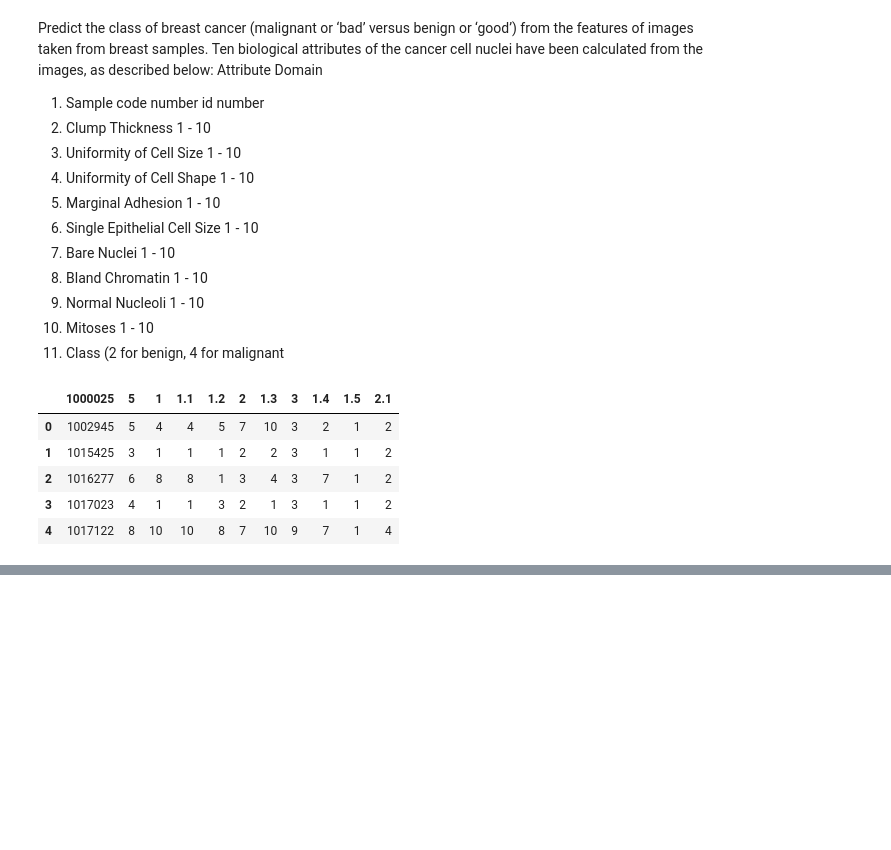
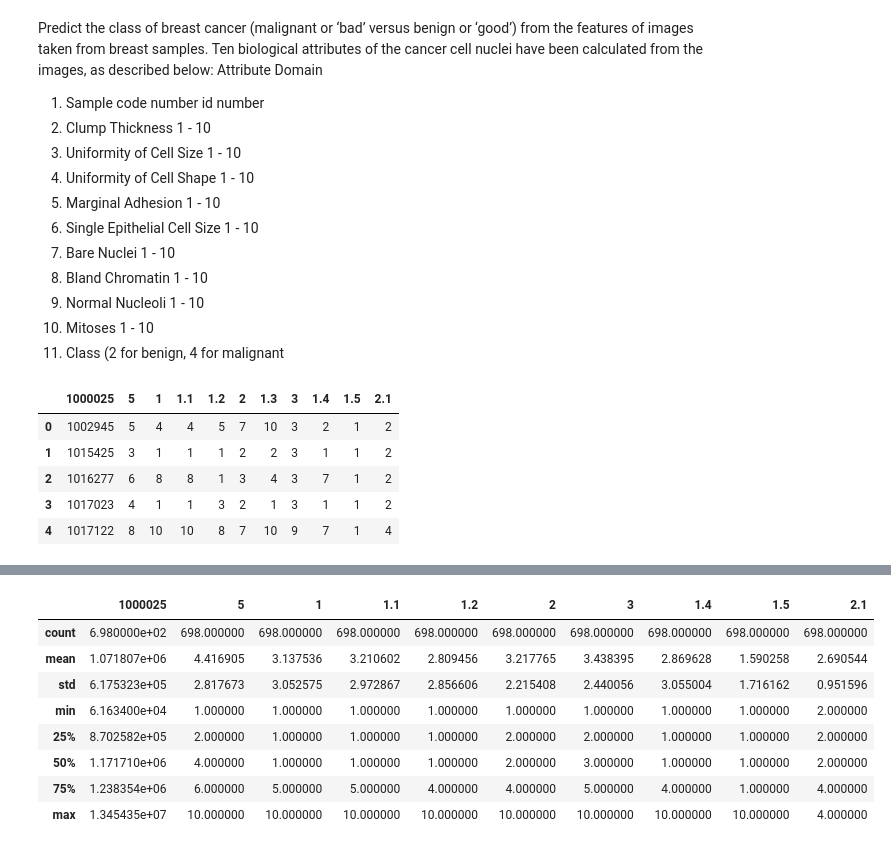
Before and after one commit to pulengmoru/Breast_cancer_prediction, a Jupyter notebook: Breast cancer assignment.ipynb, the cells around one changed output, grey strips where cells are left out. Saved outputs shown, nothing was run; the diff lists cells and outputs as text; code cells hidden in the pictures; blank space fills up the shorter version.

```diff
--- a/Breast cancer assignment.ipynb
+++ b/Breast cancer assignment.ipynb
@@ -32,0 +55,12 @@ cancer_prediction.head()
+# %%
+cancer_prediction.describe()
+# %% [output]
+|  | 1000025 | 5 | 1 | 1.1 | 1.2 | 2 | 3 | 1.4 | 1.5 | 2.1 |
+| count | 6.980000e+02 | 698.000000 | 698.000000 | 698.000000 | 698.000000 | 698.000000 | 698.000000 | 698.000000 | 698.000000 | 698.000000 |
+| mean | 1.071807e+06 | 4.416905 | 3.137536 | 3.210602 | 2.809456 | 3.217765 | 3.438395 | 2.869628 | 1.590258 | 2.690544 |
+| std | 6.175323e+05 | 2.817673 | 3.052575 | 2.972867 | 2.856606 | 2.215408 | 2.440056 | 3.055004 | 1.716162 | 0.951596 |
+| min | 6.163400e+04 | 1.000000 | 1.000000 | 1.000000 | 1.000000 | 1.000000 | 1.000000 | 1.000000 | 1.000000 | 2.000000 |
+| 25% | 8.702582e+05 | 2.000000 | 1.000000 | 1.000000 | 1.000000 | 2.000000 | 2.000000 | 1.000000 | 1.000000 | 2.000000 |
+| 50% | 1.171710e+06 | 4.000000 | 1.000000 | 1.000000 | 1.000000 | 2.000000 | 3.000000 | 1.000000 | 1.000000 | 2.000000 |
+| 75% | 1.238354e+06 | 6.000000 | 5.000000 | 5.000000 | 4.000000 | 4.000000 | 5.000000 | 4.000000 | 1.000000 | 4.000000 |
+| max | 1.345435e+07 | 10.000000 | 10.000000 | 10.000000 | 10.000000 | 10.000000 | 10.000000 | 10.000000 | 10.000000 | 4.000000 |
```
Also changed, not shown: parts of 7 cells of this notebook.
